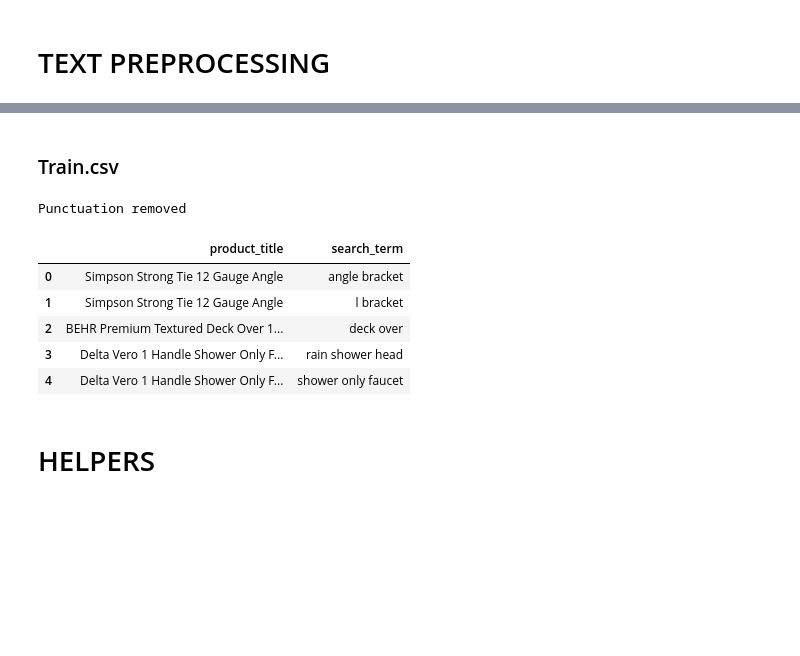
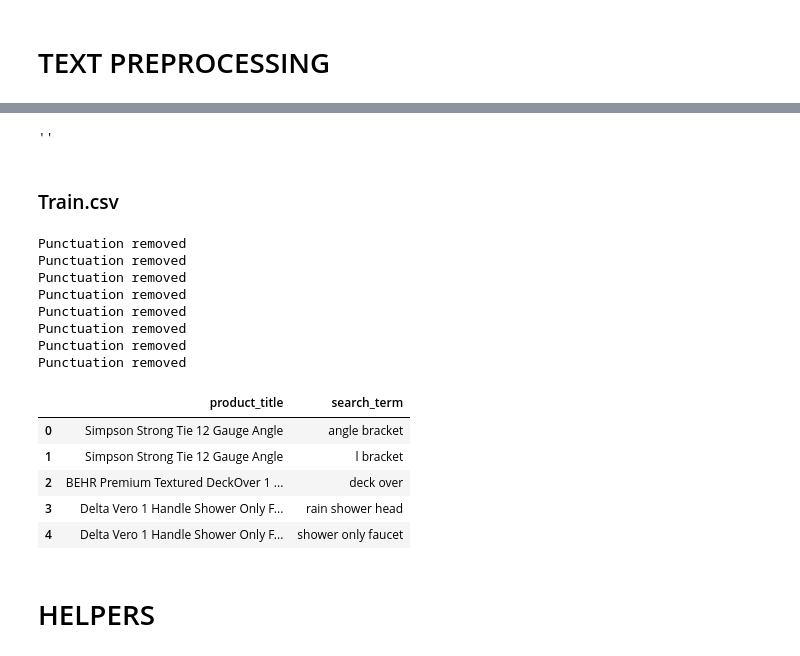
Before and after one commit to zeyger/home-depot, a Jupyter notebook: notebooks/home-depot.ipynb, the cells around one changed output, grey strips where cells are left out. Drawn from its saved outputs; the diff is of its cells as text; code cells hidden in the pictures; blank space fills up the shorter version.

Commit message:
Add parallel support and replace units functions

```diff
--- a/notebooks/home-depot.ipynb
+++ b/notebooks/home-depot.ipynb
@@ -231,6 +231,4 @@ True
 # %%
-
-
 #remove and replace unnecessary chars
 
 chars_to_remove = [',', '(', ')', '#', '\&']
@@ -242,10 +240,10 @@ str_rep = "|".join(chars_to_replace)
 def remove_chars(s):
     return re.sub(str_rem, "", s)
 
-def replace chars(s):
+def replace_chars(s):
     return re.sub(str_rep, " ", s)
 
-def punctuation_prep(row):
+def train_punctuation_prep(row):
 
     title = row[0]
     search = row[1]
@@ -261,7 +259,7 @@ def punctuation_prep(row):
 #Split words by capital letter or/and digits (if they contain them inside)
 
 capitals_regex = re.compile('[A-Z]+[^A-Z]*|[^A-Z]+')
-digits_regex = re.compile('[^0-9]+|[0-9]+[0-9]*')
+digits_regex = re.compile('\d+|\D+')
 
 def split_by_capital(s):
     if re.match("[A-Z]+", s) is not None: #If s contains capital letters
@@ -270,15 +268,16 @@ def split_by_capital(s):
         s = " ".join(words)
     return s
 
+
 def split_by_digit(s):
     if re.search("[0-9]+", s) is not None: #If s contains digits
         words = digits_regex.findall(s)
         words = map(str.strip, words)
-        s = " ".join(words)
-    return s
+        #s = " ".join(words)
+    return words
 
 
-def cap_dig_split(row):
+def train_cap_dig_split(row):
     title = row[0]
     search = row[1]
 
@@ -294,26 +355,40 @@ split_by_digit("BEHR Premium Textured DeckOver 1.9 gal. SC T")
+# %%
+print()
+# %% [output]
+''
 # %% [markdown]
 ### Train.csv
 # %%
-#prep_train = train.copy()
-
-#1 Remove all in list: [',', '(', ')', '#', '&'], replace ['-', '+'] by whitespace
-#prep_train[["product_title", "search_term"]] = prep_train[["product_title", "search_term"]] \
-                                                                               # .apply(punctuation_prep, axis=1)
-
-print("Punctuation removed")
-#2
-prep_train[["product_title", "search_term"]] = prep_train[["product_title", "search_term"]] \
-                                                                                .apply(cap_dig_split, axis=1)
+def prepare_train(prep_train):
+    #1 Remove all in list: [',', '(', ')', '#', '&'], replace ['-', '+'] by whitespace
+    prep_train[["product_title", "search_term"]] = prep_train[["product_title", "search_term"]].apply(train_punctuation_prep, axis=1)
+    print("#1 Punctuation removed")
 
 
+    #2 Split by capitals and digits
+    prep_train[["product_title", "search_term"]] = prep_train[["product_title", "search_term"]].apply(train_cap_dig_split, axis=1)
 
-display(prep_train[["product_title", "search_term"]].head())
+    #3
+
+    return(prep_train)
+
+
+prep = train.copy()
+df = parallelize(prep, prepare_train)
+display(df[["product_title", "search_term"]].head())
 # %% [output]
 Punctuation removed
+Punctuation removed
+Punctuation removed
+Punctuation removed
+Punctuation removed
+Punctuation removed
+Punctuation removed
+Punctuation removed
 |  | product_title | search_term |
 | 0 | Simpson Strong Tie 12 Gauge Angle | angle bracket |
 | 1 | Simpson Strong Tie 12 Gauge Angle | l bracket |
-| 2 | BEHR Premium Textured Deck Over 1... | deck over |
+| 2 | BEHR Premium Textured DeckOver 1 ... | deck over |
 | 3 | Delta Vero 1 Handle Shower Only F... | rain shower head |
 | 4 | Delta Vero 1 Handle Shower Only F... | shower only faucet |
 # %%
```
Also changed, not shown: parts of 4 cells of this notebook.
